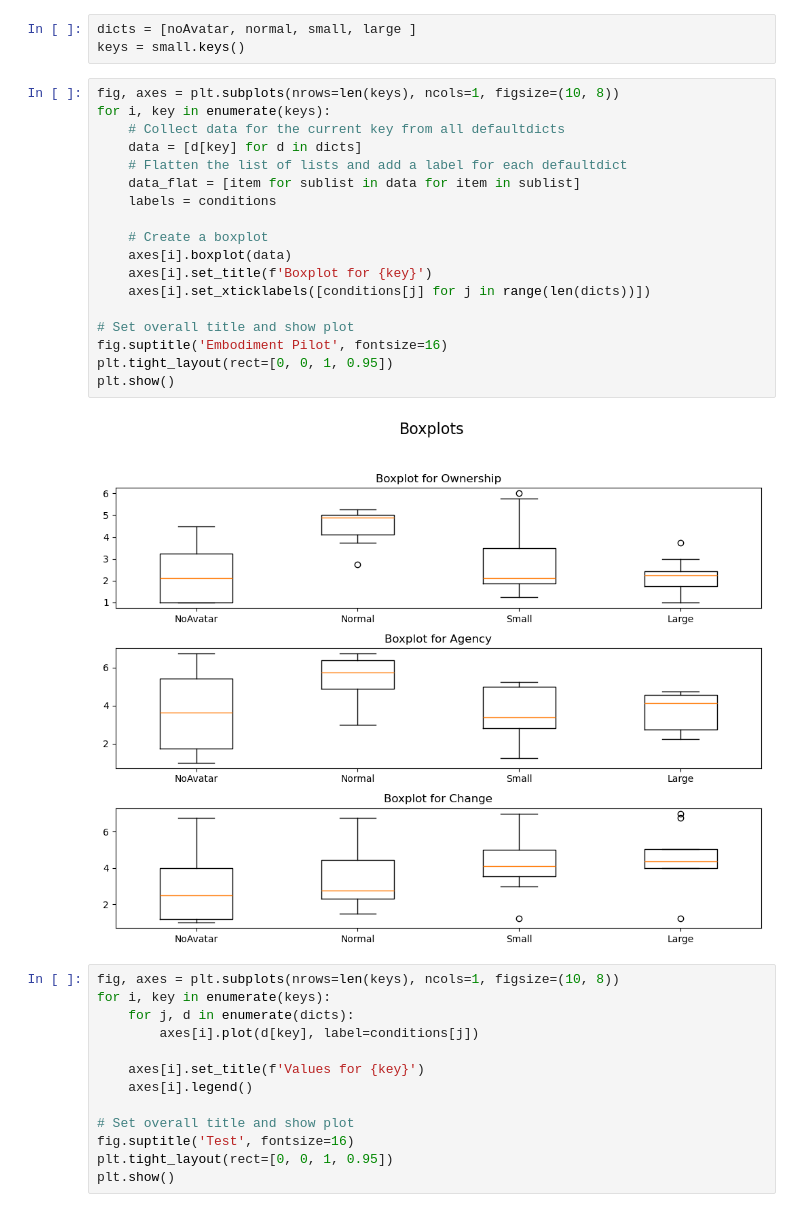
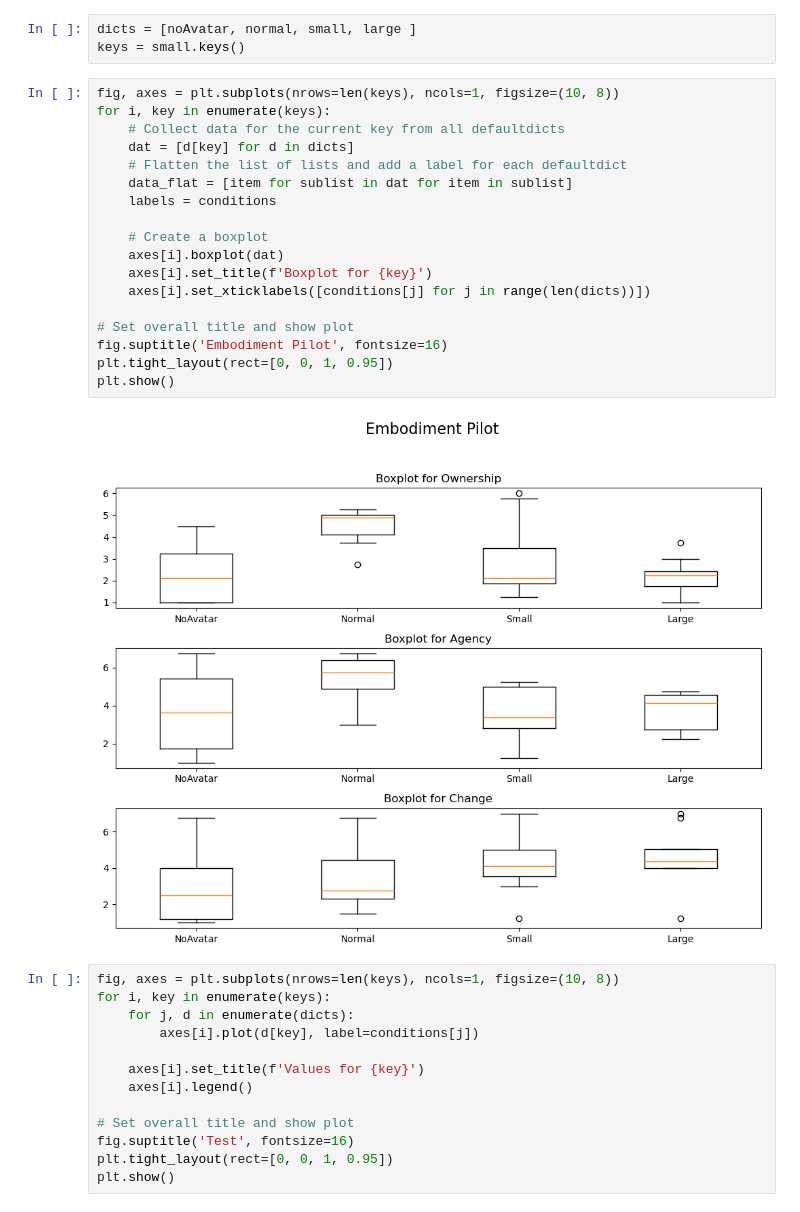
Before and after one commit to Gregor1597/Master_Thesis, a Jupyter notebook: Analysis/PilotQuestionaire.ipynb, the cells around one changed output. Saved outputs shown, nothing was run; the diff lists cells and outputs as text.

```diff
--- a/Analysis/PilotQuestionaire.ipynb
+++ b/Analysis/PilotQuestionaire.ipynb
@@ -58,23 +60,23 @@ keys = small.keys()
 # %%
 fig, axes = plt.subplots(nrows=len(keys), ncols=1, figsize=(10, 8))
 for i, key in enumerate(keys):
     # Collect data for the current key from all defaultdicts
-    data = [d[key] for d in dicts]
+    dat = [d[key] for d in dicts]
     # Flatten the list of lists and add a label for each defaultdict
-    data_flat = [item for sublist in data for item in sublist]
+    data_flat = [item for sublist in dat for item in sublist]
     labels = conditions
 
     # Create a boxplot
-    axes[i].boxplot(data)
+    axes[i].boxplot(dat)
     axes[i].set_title(f'Boxplot for {key}')
     axes[i].set_xticklabels([conditions[j] for j in range(len(dicts))])
 
 # Set overall title and show plot
 fig.suptitle('Embodiment Pilot', fontsize=16)
 plt.tight_layout(rect=[0, 0, 1, 0.95])
 plt.show()
 # %% [output]
-[figure, old version]
+[figure, new version]
 # %%
 fig, axes = plt.subplots(nrows=len(keys), ncols=1, figsize=(10, 8))
 for i, key in enumerate(keys):
```
Also changed, not shown: parts of 9 cells of this notebook, 6 other files.
